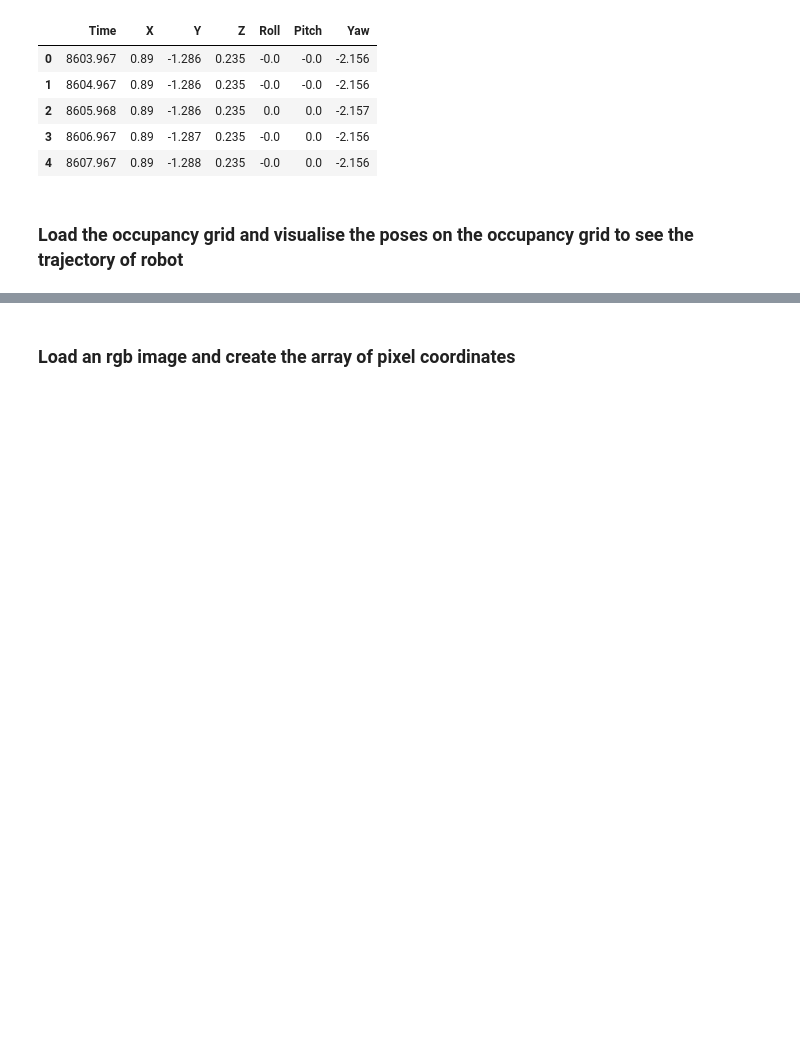
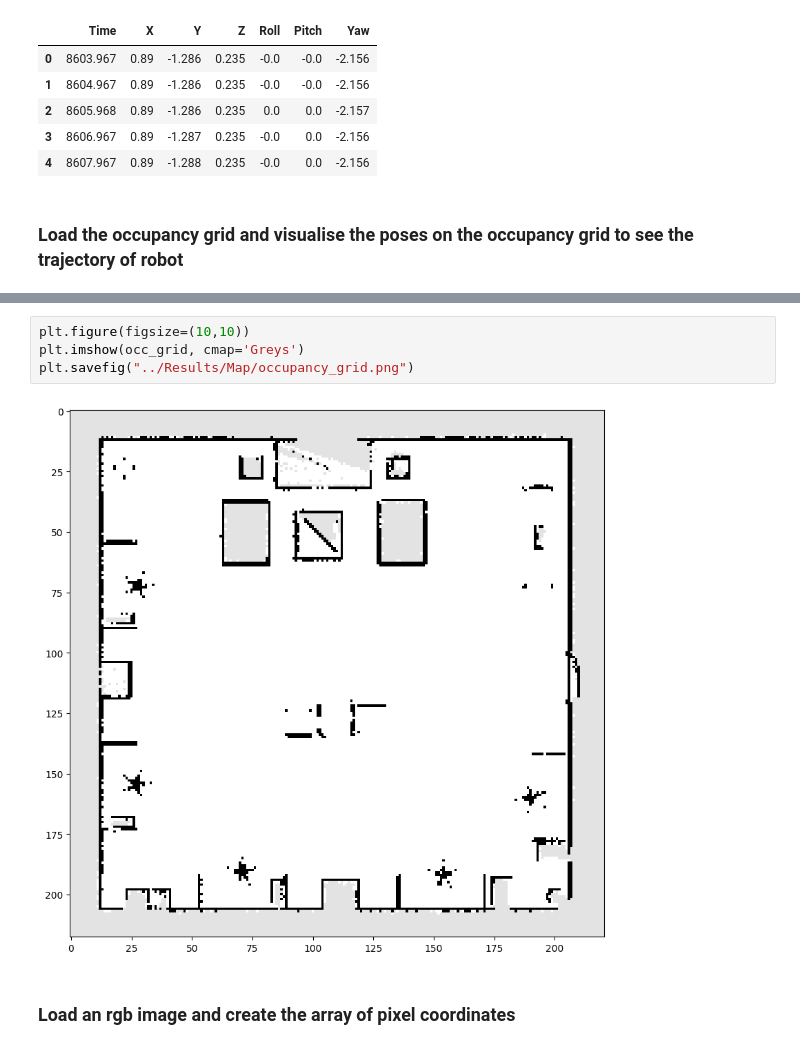
Before and after one commit to farishajdarpasic/MSR_Project, a Jupyter notebook: Code/project.ipynb, the cells around one changed output, grey strips where cells are left out. Cells and saved outputs as stored; diff of their text form; blank space fills up the shorter version.

```diff
--- a/Code/project.ipynb
+++ b/Code/project.ipynb
@@ -59,6 +60,12 @@ Map definition found. Loading map from ../Results/Map/rtabmap.pgm
 map origin spatial: [-5.53812 -5.47738]
 origin ij: [[0 0]]
 [figure]
+# %%
+plt.figure(figsize=(10,10))
+plt.imshow(occ_grid, cmap='Greys')
+plt.savefig("../Results/Map/occupancy_grid.png")
+# %% [output]
+[figure, added]
 # %% [markdown]
 ### Load an rgb image and create the array of pixel coordinates
 # %%
```
Also changed, not shown: parts of 5 cells of this notebook, 8 other files.
